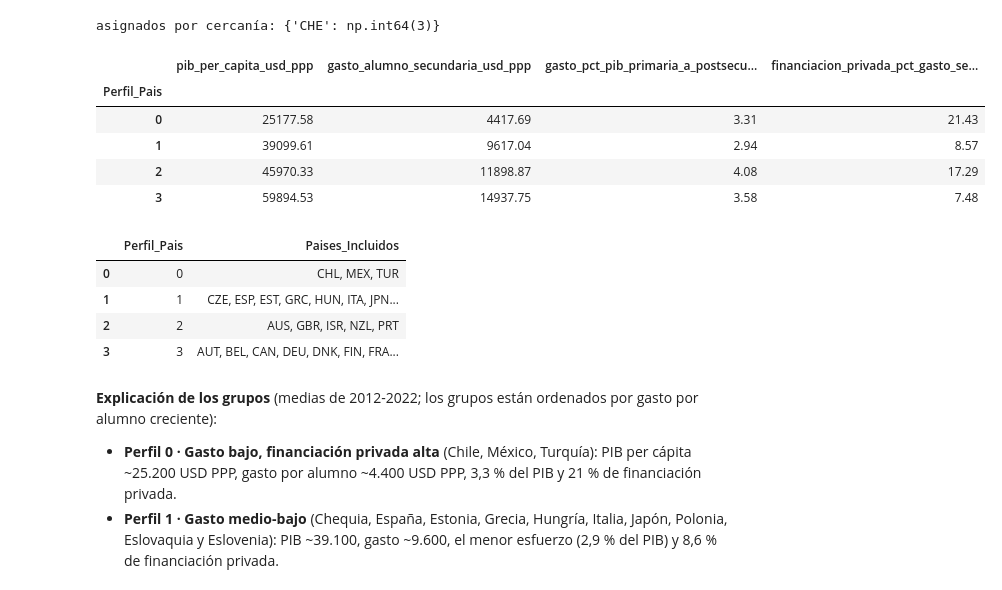
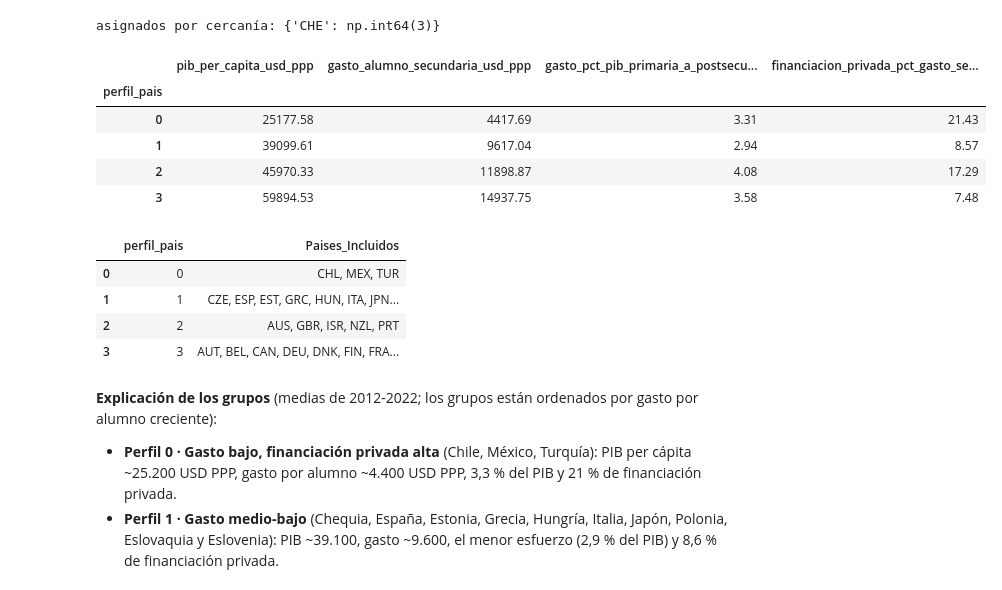
Before and after one commit to musero55/tfm_data_science, a Jupyter notebook: notebooks/fase_2_feature_engineering/02_data_panel_modelos.ipynb, the cells around one changed output. Drawn from its saved outputs; the diff is of its cells as text; code cells hidden in the pictures.

Commit message:
dataframe de país corregido

```diff
--- a/notebooks/fase_2_feature_engineering/02_data_panel_modelos.ipynb
+++ b/notebooks/fase_2_feature_engineering/02_data_panel_modelos.ipynb
@@ -797,7 +701,7 @@ etiquetas = kmeans.fit_predict(datos_perfil_escalados)
 # Numeramos los grupos por gasto por alumno creciente, para que la etiqueta no dependa del azar de K-Means
 orden = df_perfil_pais.groupby(etiquetas)['gasto_alumno_secundaria_usd_ppp'].mean().sort_values().index
 rango_grupo = {grupo_original: rango for rango, grupo_original in enumerate(orden)}
-df_perfil_pais['Perfil_Pais'] = [rango_grupo[grupo_original] for grupo_original in etiquetas]
+df_perfil_pais['perfil_pais'] = [rango_grupo[grupo_original] for grupo_original in etiquetas]
 
 # Países con alguna variable sin dato (p. ej. Suiza no tiene financiación privada): grupo más cercano
 # según las variables que sí tienen (distancia media al centro, en valores escalados)
@@ -806,24 +710,24 @@ perfil_incompleto = perfil_incompleto[perfil_incompleto.isna().any(axis=1) & per
 valores_escalados = ((perfil_incompleto - scaler.mean_) / scaler.scale_).to_numpy()
 centros = kmeans.cluster_centers_[list(orden)]
 distancia = np.nanmean((valores_escalados[:, None, :] - centros[None, :, :]) ** 2, axis=2)
-perfil_paises = pd.concat([df_perfil_pais['Perfil_Pais'], pd.Series(distancia.argmin(axis=1), index=perfil_incompleto.index)]).rename('Perfil_Pais')
+perfil_paises = pd.concat([df_perfil_pais['perfil_pais'], pd.Series(distancia.argmin(axis=1), index=perfil_incompleto.index)]).rename('perfil_pais')
 print('asignados por cercanía:', dict(perfil_paises[perfil_incompleto.index]))
 # %% [output]
 asignados por cercanía: {'CHE': np.int64(3)}
 # %%
-display(df_perfil_pais.groupby('Perfil_Pais')[variables_perfil].mean())
+display(df_perfil_pais.groupby('perfil_pais')[variables_perfil].mean())
 
 # Vemos qué países caen en cada uno para confirmar
 paises_por_cluster = perfil_paises.groupby(perfil_paises).apply(lambda paises_del_grupo: ', '.join(paises_del_grupo.index), include_groups=False).rename('Paises_Incluidos').reset_index()
 display(paises_por_cluster)
 # %% [output]
 |  | pib_per_capita_usd_ppp | gasto_alumno_secundaria_usd_ppp | gasto_pct_pib_primaria_a_postsecu... | financiacion_privada_pct_gasto_se... |
-| Perfil_Pais |  |  |  |  |
+| perfil_pais |  |  |  |  |
 | 0 | 25177.58 | 4417.69 | 3.31 | 21.43 |
 | 1 | 39099.61 | 9617.04 | 2.94 | 8.57 |
 | 2 | 45970.33 | 11898.87 | 4.08 | 17.29 |
 | 3 | 59894.53 | 14937.75 | 3.58 | 7.48 |
-|  | Perfil_Pais | Paises_Incluidos |
+|  | perfil_pais | Paises_Incluidos |
 | 0 | 0 | CHL, MEX, TUR |
 | 1 | 1 | CZE, ESP, EST, GRC, HUN, ITA, JPN... |
 | 2 | 2 | AUS, GBR, ISR, NZL, PRT |
```
Also changed, not shown: parts of 69 cells of this notebook, 15 other files.
